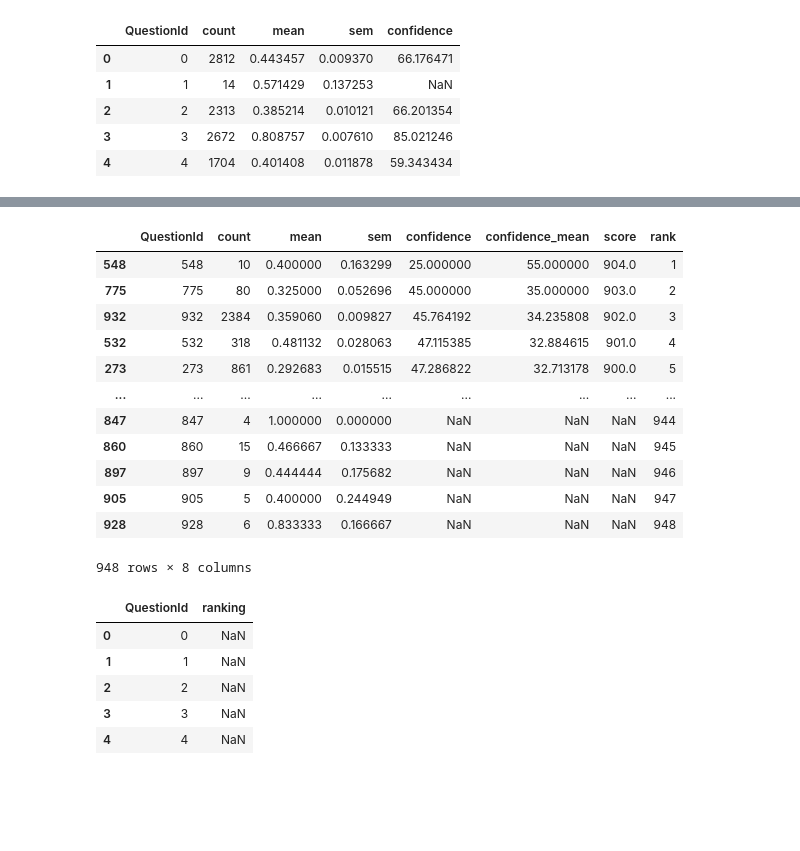
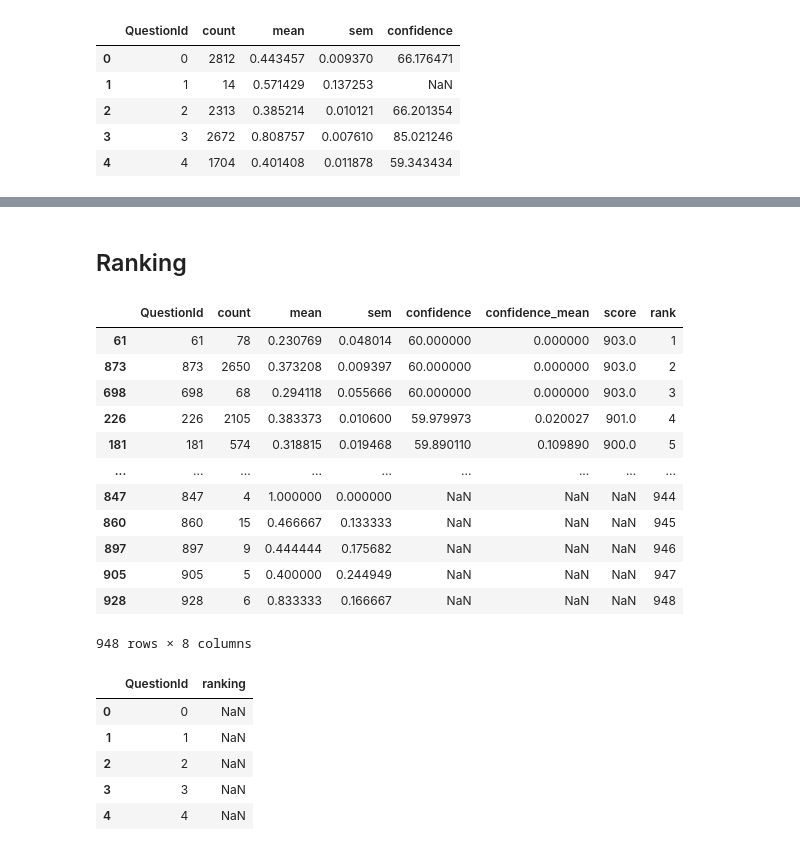
Before and after one commit to SujinKim1127/ML, a Jupyter notebook: confidence_56.ipynb, the cells around one changed output, grey strips where cells are left out. Cells and saved outputs as stored; diff of their text form; code cells hidden in the pictures; blank space fills up the shorter version.

```diff
--- a/confidence_56.ipynb
+++ b/confidence_56.ipynb
@@ -43,9 +43,9 @@ grouped_data.head()
 | 3 | 3 | 2672 | 0.808757 | 0.007610 | 85.021246 |
 | 4 | 4 | 1704 | 0.401408 | 0.011878 | 59.343434 |
 # %%
-grouped_data['confidence_mean'] = abs(grouped_data['confidence'] - 80)
+grouped_data['confidence_mean'] = abs(grouped_data['confidence'] - 60)
 
-plt.title('|confidence.mean() - 80| = "confidence_mean"')
+plt.title('|confidence.mean() - 60| = "confidence_mean"')
 grouped_data['confidence_mean'].hist()
 plt.show()
 # %% [output]
@@ -70,5 +70,5 @@ csort.head(n=10)
 # %%
-csort['score'] = csort['confidence_mean'].rank(ascending=True)
+csort['score'] = csort['confidence_mean'].rank(ascending=False)
 
 confidence_sort = csort.sort_values(by='confidence_mean', ascending=False)
 
@@ -94,18 +151,20 @@ df_merged = confidence_sort
+# %% [markdown]
+## Ranking
 # %%
-df_merged['rank'] = df_merged['score'].rank(ascending=False)
+confidence_sort['rank'] = confidence_sort['score'].rank(ascending=False)
 
-result = df_merged.sort_values('rank', ascending=True)
+result = confidence_sort.sort_values('rank', ascending=True)
 
 result['rank'] = range(1, len(result) + 1)
 
 result
 # %% [output]
 |  | QuestionId | count | mean | sem | confidence | confidence_mean | score | rank |
-| 548 | 548 | 10 | 0.400000 | 0.163299 | 25.000000 | 55.000000 | 904.0 | 1 |
-| 775 | 775 | 80 | 0.325000 | 0.052696 | 45.000000 | 35.000000 | 903.0 | 2 |
-| 932 | 932 | 2384 | 0.359060 | 0.009827 | 45.764192 | 34.235808 | 902.0 | 3 |
-| 532 | 532 | 318 | 0.481132 | 0.028063 | 47.115385 | 32.884615 | 901.0 | 4 |
-| 273 | 273 | 861 | 0.292683 | 0.015515 | 47.286822 | 32.713178 | 900.0 | 5 |
+| 61 | 61 | 78 | 0.230769 | 0.048014 | 60.000000 | 0.000000 | 903.0 | 1 |
+| 873 | 873 | 2650 | 0.373208 | 0.009397 | 60.000000 | 0.000000 | 903.0 | 2 |
+| 698 | 698 | 68 | 0.294118 | 0.055666 | 60.000000 | 0.000000 | 903.0 | 3 |
+| 226 | 226 | 2105 | 0.383373 | 0.010600 | 59.979973 | 0.020027 | 901.0 | 4 |
+| 181 | 181 | 574 | 0.318815 | 0.019468 | 59.890110 | 0.109890 | 900.0 | 5 |
 | ... | ... | ... | ... | ... | ... | ... | ... | ... |
 | 847 | 847 | 4 | 1.000000 | 0.000000 | NaN | NaN | NaN | 944 |
 | 860 | 860 | 15 | 0.466667 | 0.133333 | NaN | NaN | NaN | 945 |
```
Also changed, not shown: parts of 16 cells of this notebook.
